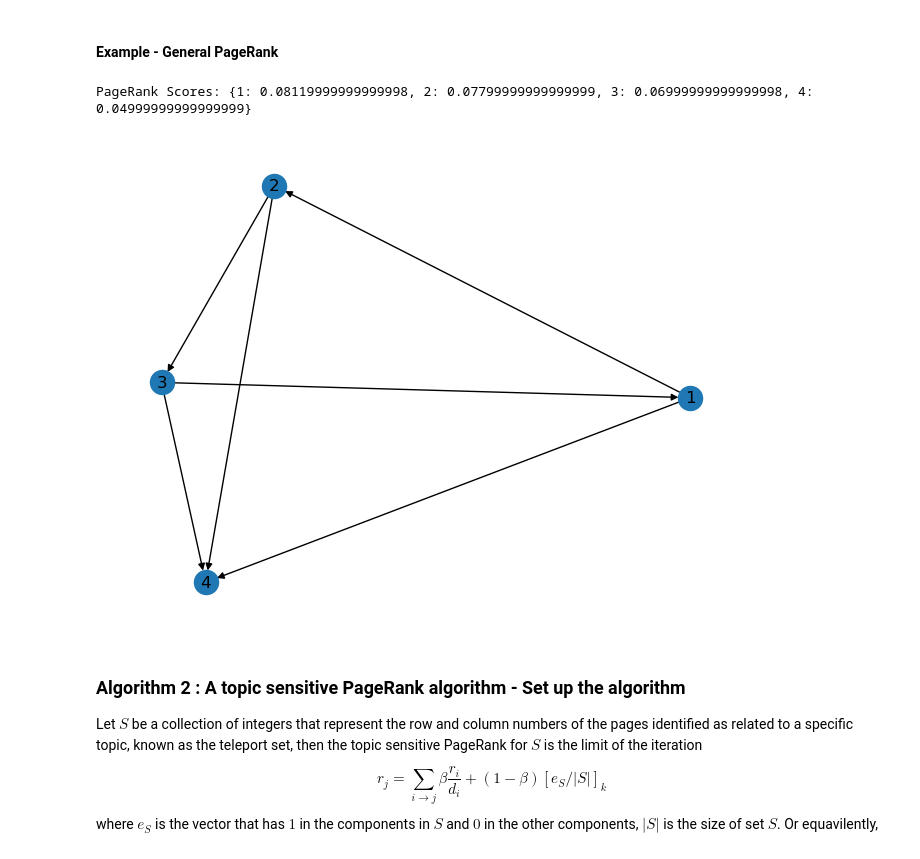
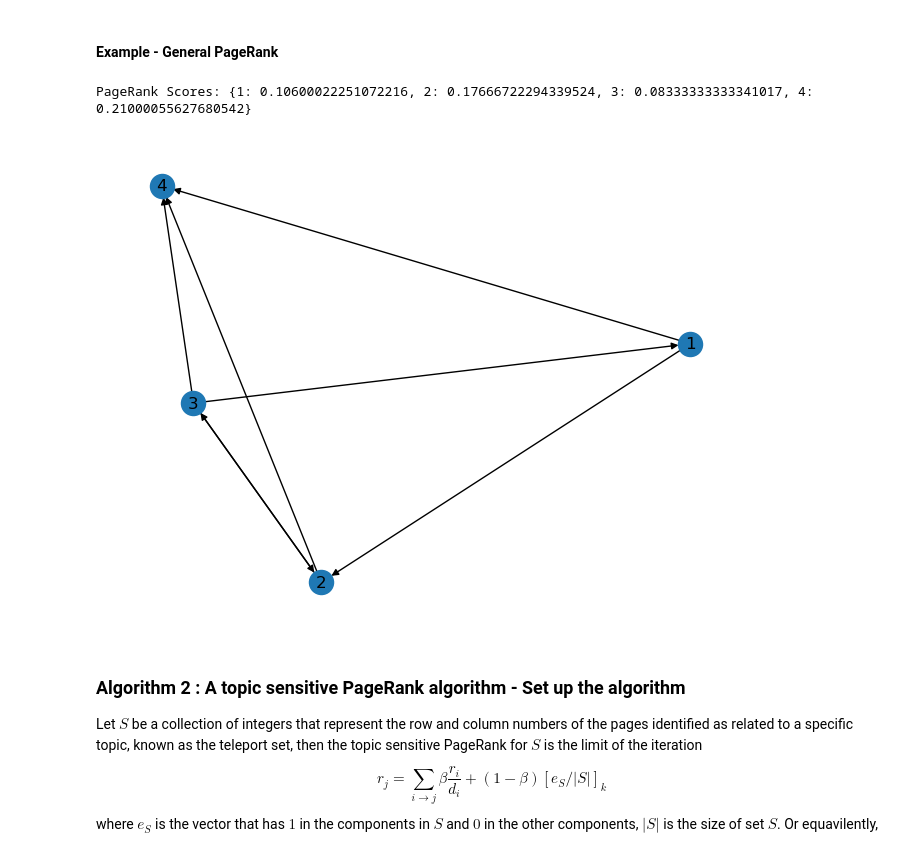
Before and after one commit to MakHouSam/CISC7019---Assignment-1, a Jupyter notebook: CISC7019 - Assignment 1.ipynb, the cells around one changed output. Cells and saved outputs as stored; diff of their text form; code cells hidden in the pictures.

```diff
--- a/CISC7019 - Assignment 1.ipynb
+++ b/CISC7019 - Assignment 1.ipynb
@@ -19,11 +19,14 @@ def page_rank(G, beta=0.8, max_iter=100, tol=1e-6):
     nodes = list(G.nodes())        # list: NodeView eg., [1,2,3,4,5] node 1, 2, 3,...
 
     for _ in range(max_iter):
-        prev_pr = pr.copy()        # At the beginning of each iteration, the current PageRank scores are copied to prev_pr. This allows us to compare the scores after the update to check for convergence.
+        prev_pr = pr.copy()
+        # At the beginning of each iteration, the current PageRank scores are copied to prev_pr.
+        # This allows us to compare the scores after the update to check for convergence.
+
         for i, node in enumerate(nodes):
             incoming_links = G.in_edges(node)  # eg., G.in_edges(4) -> InEdgeDataView([(2, 4), (3, 4), (1, 4)])
-            pr[i] = ((1 - beta) / n) + beta * sum(prev_pr[j] / G.out_degree(j) for _, j in incoming_links if G.out_degree(j) > 0)
-            # This condition ensures that we only consider nodes that have outgoing edges to prevent division by zero.
+            pr[i] = ((1 - beta) / n) + beta * sum(prev_pr[j] / G.out_degree(j) for j, _ in incoming_links if G.out_degree(j) > 0)
+            # if G.out_degree(j) > 0: This condition ensures that we only consider nodes that have outgoing edges to prevent division by zero.
 
         # Check for convergence
         if np.linalg.norm(pr - prev_pr, 1) < tol: # L1 norm < 1e-6
@@ -34,13 +37,13 @@ def page_rank(G, beta=0.8, max_iter=100, tol=1e-6):
 #### Example - General PageRank
 # %%
 G = nx.DiGraph()
-G.add_edges_from([(1, 2), (2, 3), (3, 1), (2, 4), (3, 4), (1, 4)])
+G.add_edges_from([(1, 2), (2, 3), (3, 1), (2, 4), (3, 4), (1, 4), (3, 2)])
 pagerank_scores = page_rank(G)
 print("PageRank Scores:", pagerank_scores)
 nx.draw(G, with_labels=True)
 plt.show()
 # %% [output]
-PageRank Scores: {1: 0.08119999999999998, 2: 0.07799999999999999, 3: 0.06999999999999998, 4: 0.04999999999999999}
+PageRank Scores: {1: 0.10600022251072216, 2: 0.17666722294339524, 3: 0.08333333333341017, 4: 0.21000055627680542}
-[figure, old version]
+[figure, new version]
 # %% [markdown]
 ### **Algorithm 2** : A topic sensitive PageRank algorithm - Set up the algorithm
```
